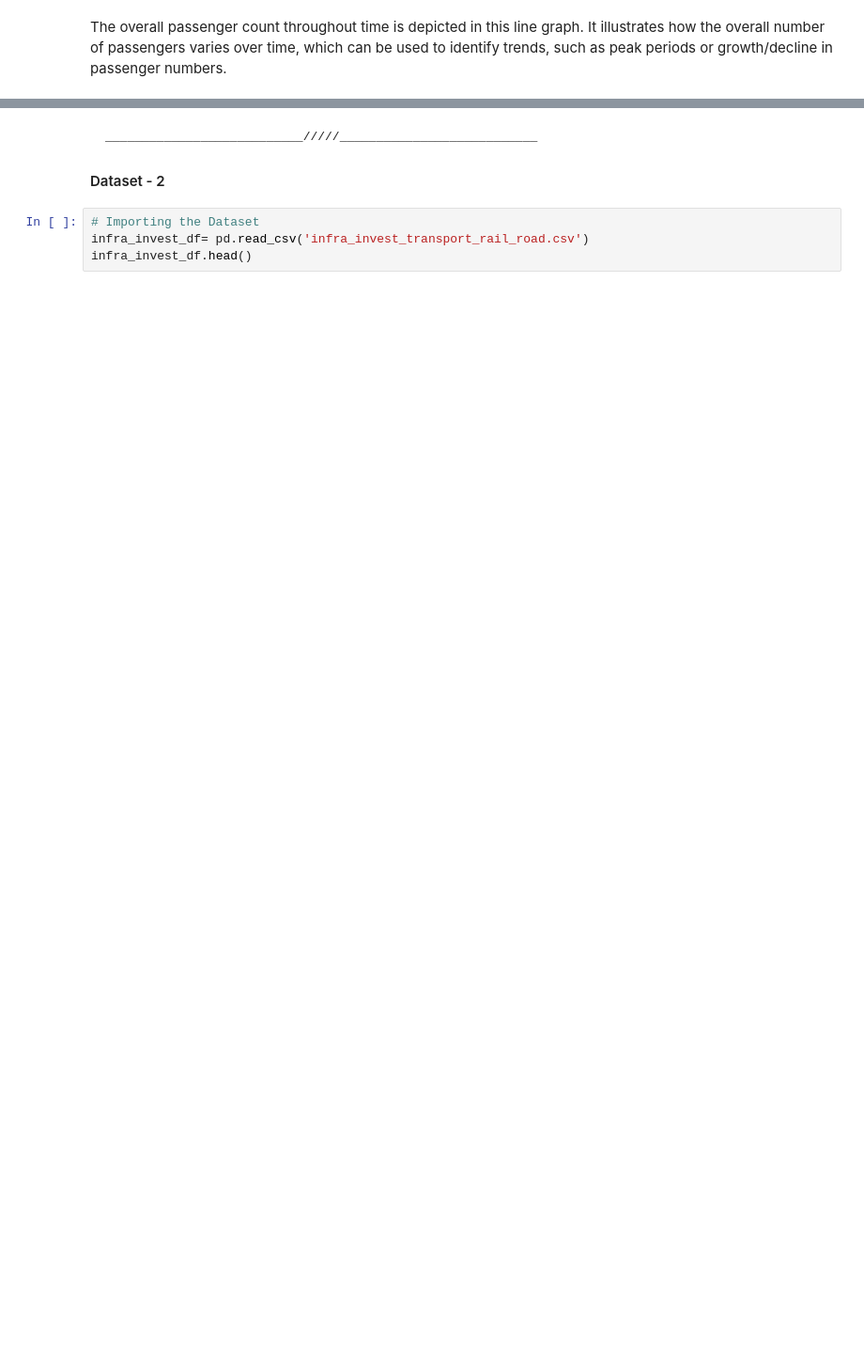
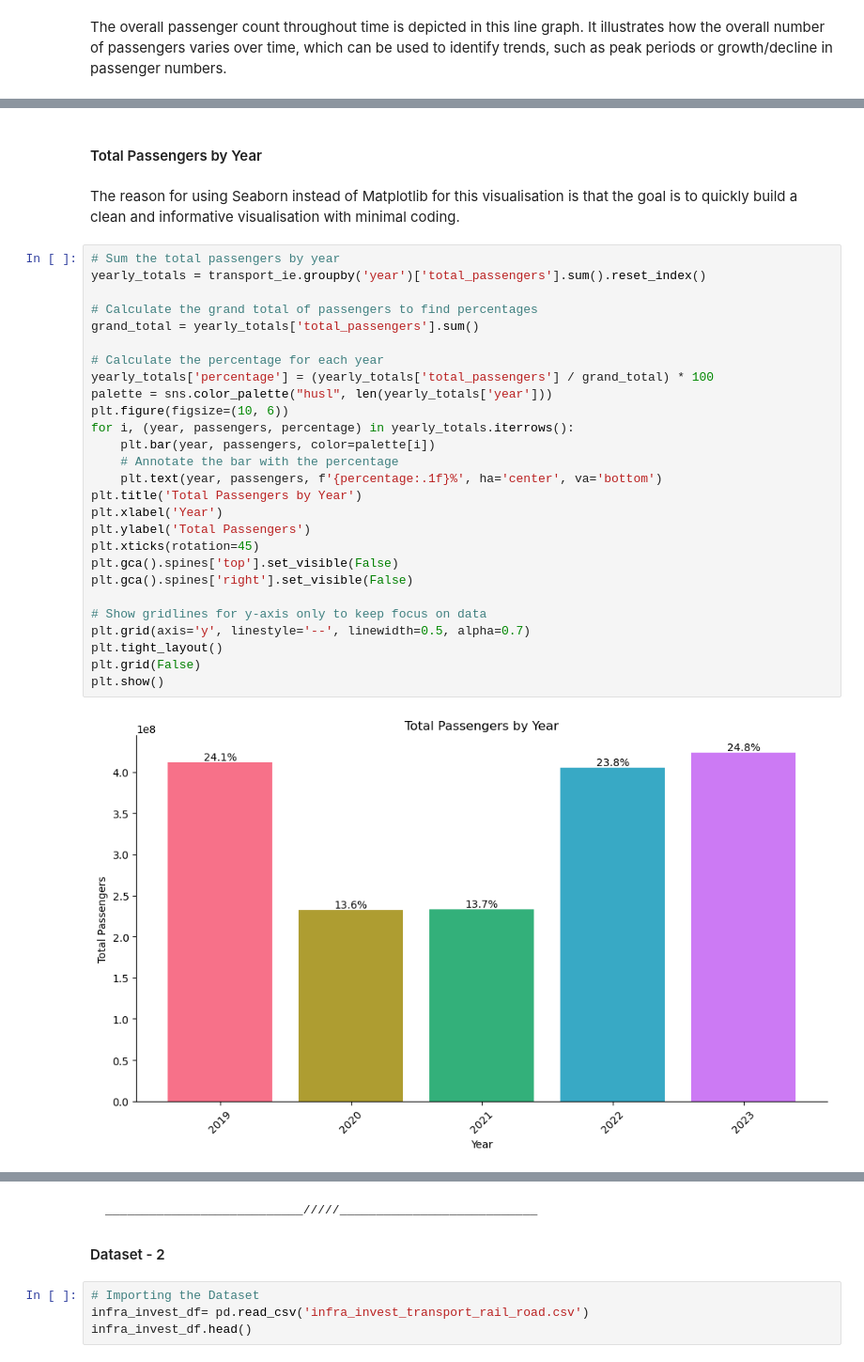
Before and after one commit to rosilenedasilva/public-transport-sentiment-analysis-insights, a Jupyter notebook: MSC_DA_CA2_transport_infra.ipynb, the cells around one changed output, grey strips where cells are left out. Shown: that part at 94% size. Cells and saved outputs as stored; diff of their text form; blank space fills up the shorter version.

```diff
--- a/MSC_DA_CA2_transport_infra.ipynb
+++ b/MSC_DA_CA2_transport_infra.ipynb
@@ -523,0 +576,33 @@ It illustrates how the overall number of passengers varies over time, which can
+# %% [markdown]
+#### Total Passengers by Year
+# %% [markdown]
+The reason for using Seaborn instead of Matplotlib for this visualisation is that the goal is to quickly build a clean and informative visualisation with minimal coding.
+# %%
+# Sum the total passengers by year
+yearly_totals = transport_ie.groupby('year')['total_passengers'].sum().reset_index()
+
+# Calculate the grand total of passengers to find percentages
+grand_total = yearly_totals['total_passengers'].sum()
+
+# Calculate the percentage for each year
+yearly_totals['percentage'] = (yearly_totals['total_passengers'] / grand_total) * 100
+palette = sns.color_palette("husl", len(yearly_totals['year']))
+plt.figure(figsize=(10, 6))
+for i, (year, passengers, percentage) in yearly_totals.iterrows():
+    plt.bar(year, passengers, color=palette[i])
+    # Annotate the bar with the percentage
+    plt.text(year, passengers, f'{percentage:.1f}%', ha='center', va='bottom')
+plt.title('Total Passengers by Year')
+plt.xlabel('Year')
+plt.ylabel('Total Passengers')
+plt.xticks(rotation=45)
+plt.gca().spines['top'].set_visible(False)
+plt.gca().spines['right'].set_visible(False)
+
+# Show gridlines for y-axis only to keep focus on data
+plt.grid(axis='y', linestyle='--', linewidth=0.5, alpha=0.7)
+plt.tight_layout()
+plt.grid(False)
+plt.show()
+# %% [output]
+[figure, added]
```
Also changed, not shown: parts of 72 cells of this notebook.
